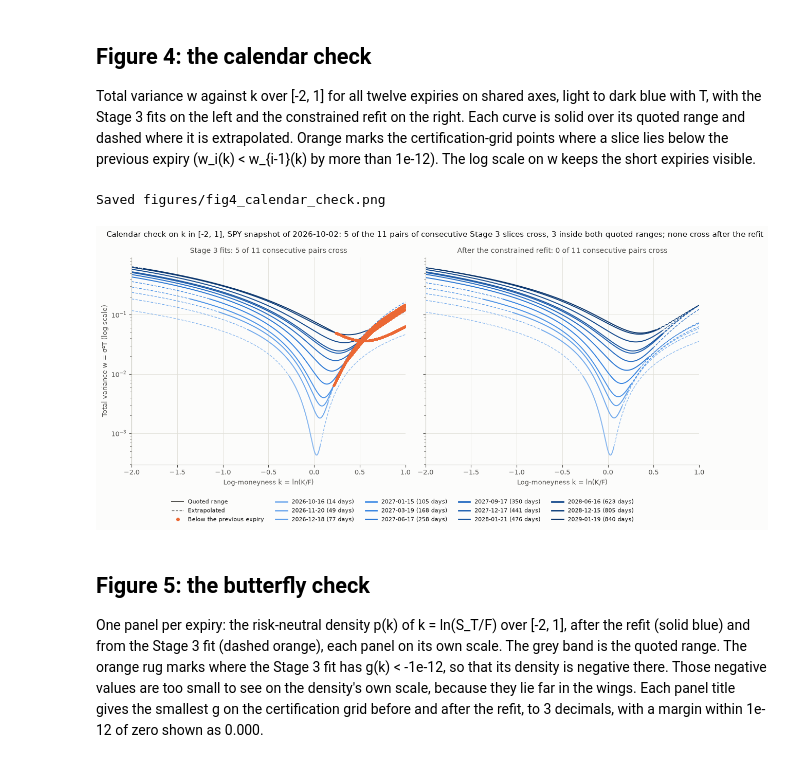
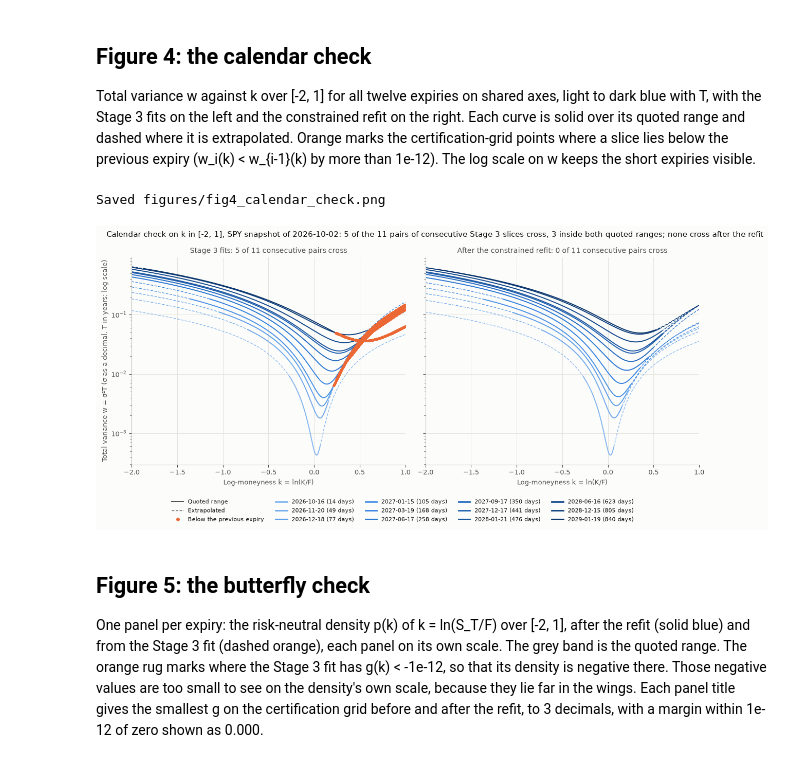
Before and after one commit to yogi-agarwal/vol-surface-delta-hedging, a Jupyter notebook: notebooks/analysis.ipynb, the cells around one changed output. Cells and saved outputs as stored; diff of their text form; code cells hidden in the pictures.

```diff
--- a/notebooks/analysis.ipynb
+++ b/notebooks/analysis.ipynb
@@ -2028,7 +2028,7 @@ ax.yaxis.set_minor_locator(NullLocator())
 ax.set_yticklabels(["1 month", "3 months", "6 months", "1 year", "2 years"])
 ax.set_ylim(T_slices[0], T_slices[-1])
 ax.set_xlabel("Log-moneyness k = ln(K/F)")
-ax.set_ylabel("Time to expiry T (log scale)")
+ax.set_ylabel("Time to expiry T (log scale, ticks in months and years)")
 ax.grid(False)
 
 # Expiries: a tick on the right edge at each T, with labels spread apart where expiries lie close together.
@@ -2083,35 +2083,35 @@ for ax, params, fit_name in zip(axes, (stage_3_params, refit_params), ("before",
         if w_previous is not None:
             below = w_certify - w_previous < -arb.VIOLATION_TOL
             ax.plot(certify[below], w_certify[below], ls="none", marker="o", ms=2, color=ORANGE, zorder=3)
         w_previous = w_certify
     pairs = int((checks[fit_name][["calendar quoted", "calendar extrapolated"]].fillna(0).sum(axis=1) > 0).sum())
     title = "Stage 3 fits" if fit_name == "before" else "After the constrained refit"
     ax.set_title(f"{title}: {pairs} of {len(refits) - 1} consecutive pairs cross", color=INK_2)
     ax.set_xlabel("Log-moneyness k = ln(K/F)")
 axes[0].set_yscale("log")
-axes[0].set_ylabel("Total variance w = σ²T (log scale)")
+axes[0].set_ylabel("Total variance w = σ²T (σ as a decimal, T in years; log scale)")
 axes[0].set_xlim(*arb.K_RANGE)
 handles = [
     Line2D([], [], color=INK_2, lw=1.4, label="Quoted range"),
     Line2D([], [], color=INK_2, lw=0.9, ls=(0, (4, 2)), label="Extrapolated"),
     Line2D([], [], ls="none", marker="o", ms=4, color=ORANGE, label="Below the previous expiry"),
 ] + [Line2D([], [], color=colour, lw=2, label=f"{label} ({365 * T:.0f} days)")
      for colour, label, T in zip(expiry_colours, stage_4_labels, T_slices)]
 fig.legend(handles=handles, loc="lower center", bbox_to_anchor=(0.5, -0.13), ncol=5, fontsize=8)
 quoted_pairs = calendar_quoted.size
 after_pairs = int((after_counts[["calendar quoted", "calendar extrapolated"]].sum(axis=1) > 0).sum())
 after_text = "none cross after the refit" if after_pairs == 0 else f"{after_pairs} still cross after the refit"
 finding = (
     f"{calendar_pairs.size} of the {len(refits) - 1} pairs of consecutive Stage 3 slices cross, {quoted_pairs} inside "
     f"both quoted ranges; {after_text}"
 )
 fig.suptitle(f"Calendar check on k in [-2, 1], SPY snapshot of {fetch.min():%Y-%m-%d}: {finding}", x=0.02, ha="left")
 fig.tight_layout()
 save(fig, "fig4_calendar_check.png")
 plt.show()
 # %% [output]
 Saved figures/fig4_calendar_check.png
-[figure, old version]
+[figure, new version]
 # %% [markdown]
 ## Figure 5: the butterfly check
 
```
Also changed, not shown: parts of 7 cells of this notebook, 4 other files.
